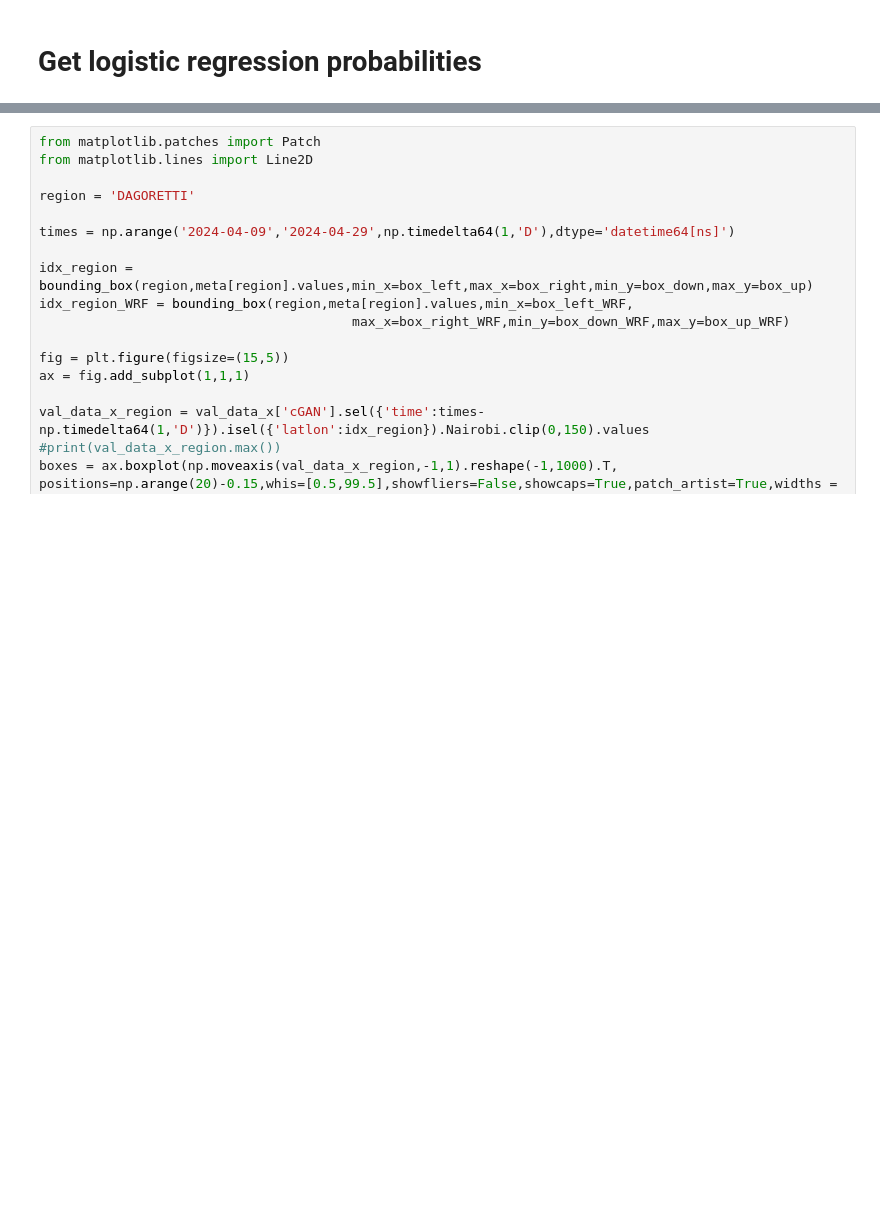
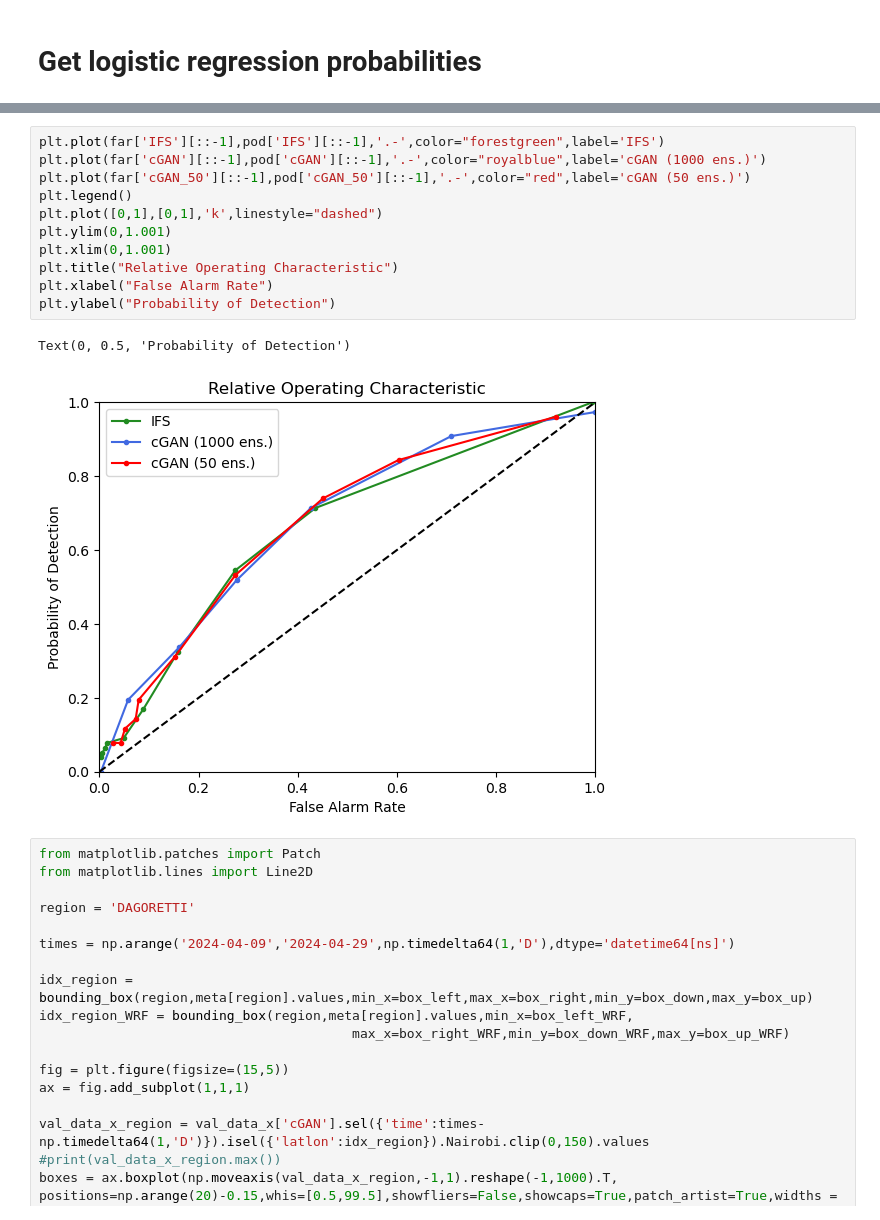
Before and after one commit to snath-xoc/Tutorial_SEWAA_27112024, a Jupyter notebook: Calculate_hits_misses.ipynb, the cells around one changed output, grey strips where cells are left out. Drawn from its saved outputs; the diff is of its cells as text; blank space fills up the shorter version.

```diff
--- a/Calculate_hits_misses.ipynb
+++ b/Calculate_hits_misses.ipynb
@@ -408,3 +430,17 @@ Text(0.5, 1.0, 'IFS, KABETE, bin no.:1')
+# %%
+plt.plot(far['IFS'][::-1],pod['IFS'][::-1],'.-',color="forestgreen",label='IFS')
+plt.plot(far['cGAN'][::-1],pod['cGAN'][::-1],'.-',color="royalblue",label='cGAN (1000 ens.)')
+plt.plot(far['cGAN_50'][::-1],pod['cGAN_50'][::-1],'.-',color="red",label='cGAN (50 ens.)')
+plt.legend()
+plt.plot([0,1],[0,1],'k',linestyle="dashed")
+plt.ylim(0,1.001)
+plt.xlim(0,1.001)
+plt.title("Relative Operating Characteristic")
+plt.xlabel("False Alarm Rate")
+plt.ylabel("Probability of Detection")
+# %% [output]
+Text(0, 0.5, 'Probability of Detection')
+[figure, added]
 # %%
 from matplotlib.patches import Patch
 from matplotlib.lines import Line2D
```
Also changed, not shown: parts of 7 cells of this notebook.
